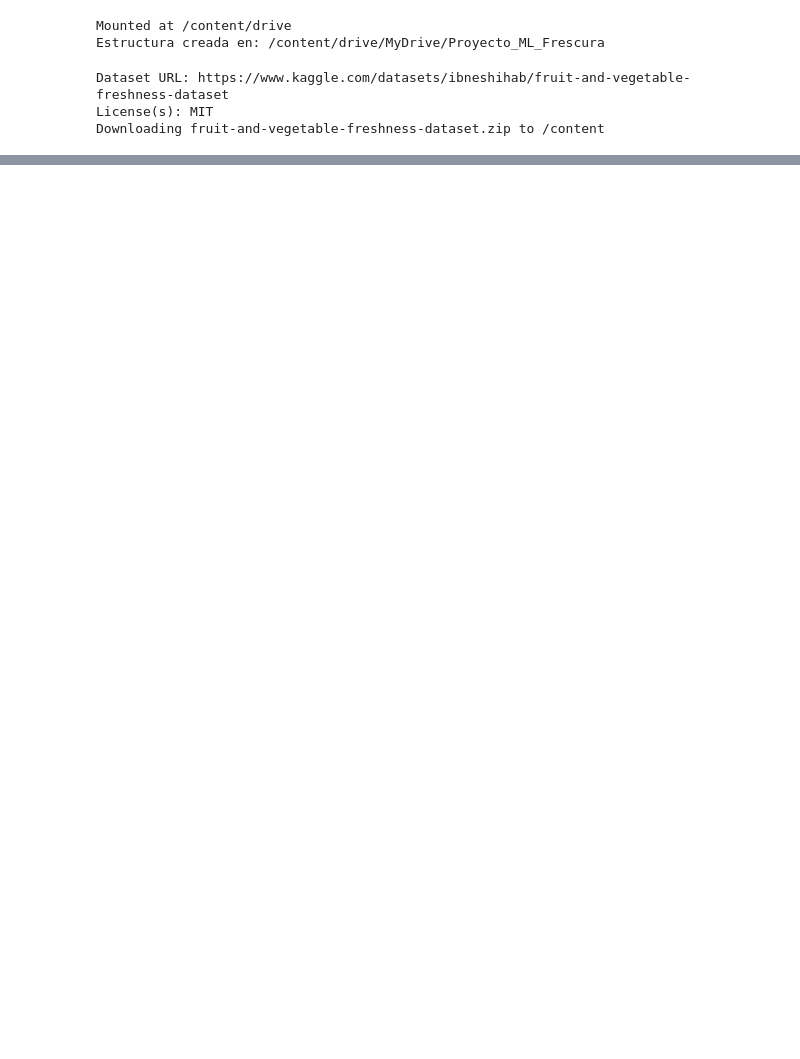
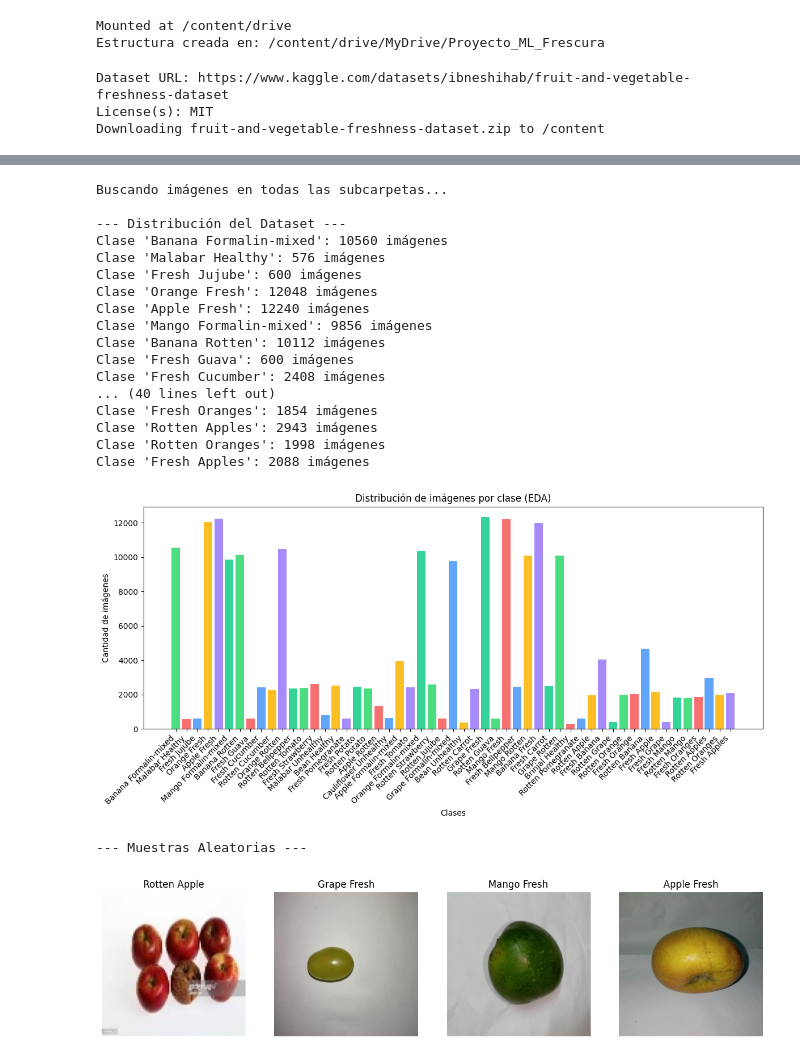
Before and after one commit to joselitopapi14/clasificador-rutas, a Jupyter notebook: Clasificador_frutas.ipynb, the cells around one changed output, grey strips where cells are left out. Saved outputs shown, nothing was run; the diff lists cells and outputs as text; code cells hidden in the pictures; blank space fills up the shorter version.

```diff
--- a/Clasificador_frutas.ipynb
+++ b/Clasificador_frutas.ipynb
@@ -34,0 +53,74 @@ Downloading fruit-and-vegetable-freshness-dataset.zip to /content
+# %%
+from pathlib import Path
+import matplotlib.pyplot as plt
+import matplotlib.image as mpimg
+import random
+from collections import Counter
+
+dataset_path = Path('/content/dataset_temp')
+
+print("Buscando imágenes en todas las subcarpetas...")
+# 1. Obtener todas las imágenes de forma recursiva (esto ya sabemos que funciona)
+todas_las_imagenes = list(dataset_path.rglob('*.jpg')) + list(dataset_path.rglob('*.png')) + list(dataset_path.rglob('*.jpeg'))
+
+if not todas_las_imagenes:
+    print("No se encontraron imágenes. Verifica que la ruta y la extracción sean correctas.")
+else:
+    # 2. Extraer el nombre de la carpeta padre de cada imagen (esta es la etiqueta/clase)
+    # Por ejemplo: si la ruta es /content/dataset_temp/train/freshapples/img1.jpg, extraerá 'freshapples'
+    clases_extraidas = [img_path.parent.name for img_path in todas_las_imagenes]
+
+    # 3. Contar cuántas imágenes hay por clase automáticamente
+    conteo_clases = Counter(clases_extraidas)
+
+    # Separar en listas para graficar
+    clases = list(conteo_clases.keys())
+    conteos = list(conteo_clases.values())
+
+    print("\n--- Distribución del Dataset ---")
+    for clase, conteo in conteo_clases.items():
+        print(f"Clase '{clase}': {conteo} imágenes")
+
+    # 4. Graficar la distribución
+    plt.figure(figsize=(12, 6))
+    plt.bar(clases, conteos, color=['#4ade80', '#f87171', '#60a5fa', '#fbbf24', '#a78bfa', '#34d399'][:len(clases)])
+    plt.title('Distribución de imágenes por clase (EDA)')
+    plt.xlabel('Clases')
+    plt.ylabel('Cantidad de imágenes')
+    plt.xticks(rotation=45, ha='right') # Rota el texto para que no se superpongan si hay muchas clases
+    plt.tight_layout() # Ajusta los márgenes
+    plt.show()
+
+    # 5. Visualizar muestras aleatorias
+    print("\n--- Muestras Aleatorias ---")
+    fig, axes = plt.subplots(1, 4, figsize=(15, 5))
+
+    for ax in axes:
+        # Escoger una imagen al azar
+        img_path = random.choice(todas_las_imagenes)
+        img = mpimg.imread(str(img_path))
+        ax.imshow(img)
+        ax.set_title(img_path.parent.name)
+        ax.axis('off')
+    plt.show()
+# %% [output]
+Buscando imágenes en todas las subcarpetas...
+
+--- Distribución del Dataset ---
+Clase 'Banana Formalin-mixed': 10560 imágenes
+Clase 'Malabar Healthy': 576 imágenes
+Clase 'Fresh Jujube': 600 imágenes
+Clase 'Orange Fresh': 12048 imágenes
+Clase 'Apple Fresh': 12240 imágenes
+Clase 'Mango Formalin-mixed': 9856 imágenes
+Clase 'Banana Rotten': 10112 imágenes
+Clase 'Fresh Guava': 600 imágenes
+Clase 'Fresh Cucumber': 2408 imágenes
+... (40 lines left out)
+Clase 'Fresh Oranges': 1854 imágenes
+Clase 'Rotten Apples': 2943 imágenes
+Clase 'Rotten Oranges': 1998 imágenes
+Clase 'Fresh Apples': 2088 imágenes
+[figure, added]
+--- Muestras Aleatorias ---
+[figure, added]
```
Also changed, not shown: parts of 3 cells of this notebook.
